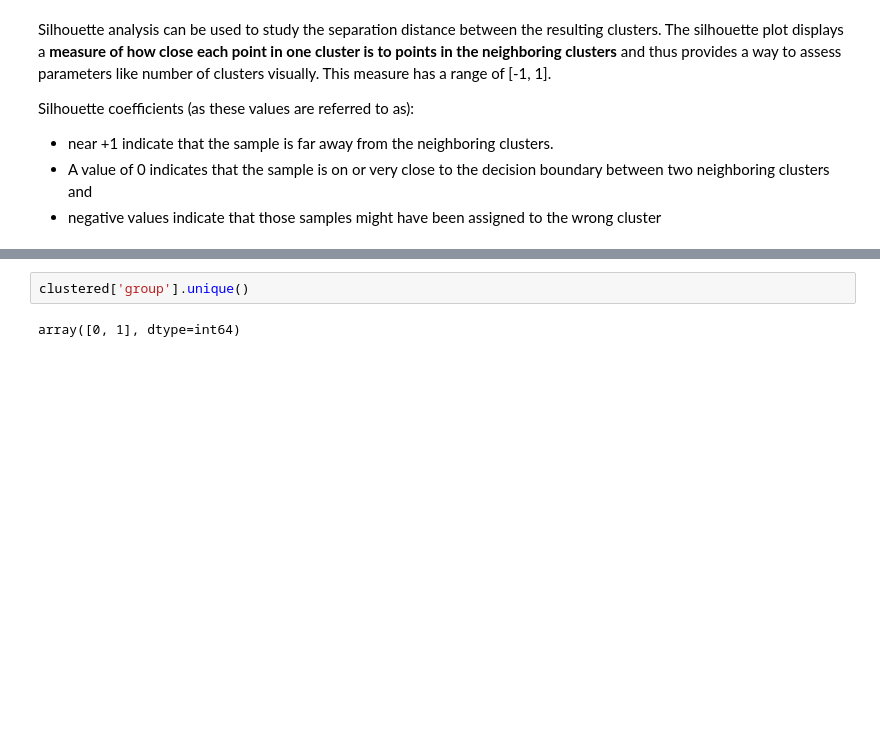
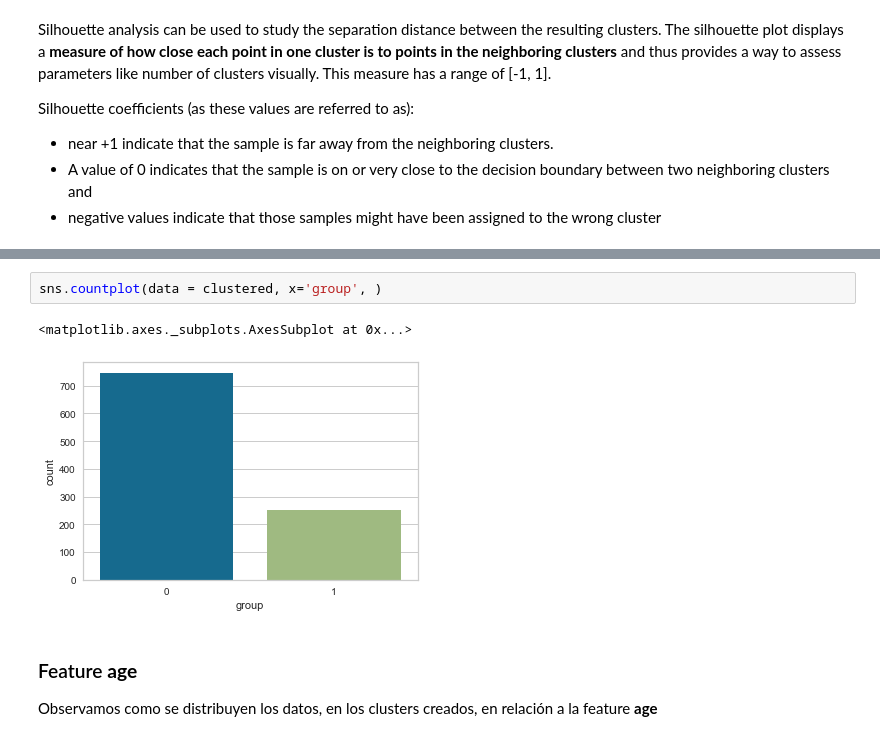
Before and after one commit to Mzibecchi/diplodatos2019, a Jupyter notebook: mentoria_airbnb/notebooks/airbnb_clasif_kmeans.ipynb, the cells around one changed output, grey strips where cells are left out. Cells and saved outputs as stored; diff of their text form; blank space fills up the shorter version.

```diff
--- a/mentoria_airbnb/notebooks/airbnb_clasif_kmeans.ipynb
+++ b/mentoria_airbnb/notebooks/airbnb_clasif_kmeans.ipynb
@@ -164,7 +176,12 @@ clustered.head()
-# %%
-clustered['group'].unique()
-# %% [output]
-array([0, 1], dtype=int64)
+# %%
+sns.countplot(data = clustered, x='group', )
+# %% [output]
+<matplotlib.axes._subplots.AxesSubplot at 0x...>
+[figure, added]
+# %% [markdown]
+### Feature __age__
+
+Observamos como se distribuyen los datos, en los clusters creados, en relación a la feature __age__
 # %%
 for cluster in range (0,2):
 
```
Also changed, not shown: parts of 29 cells of this notebook.
